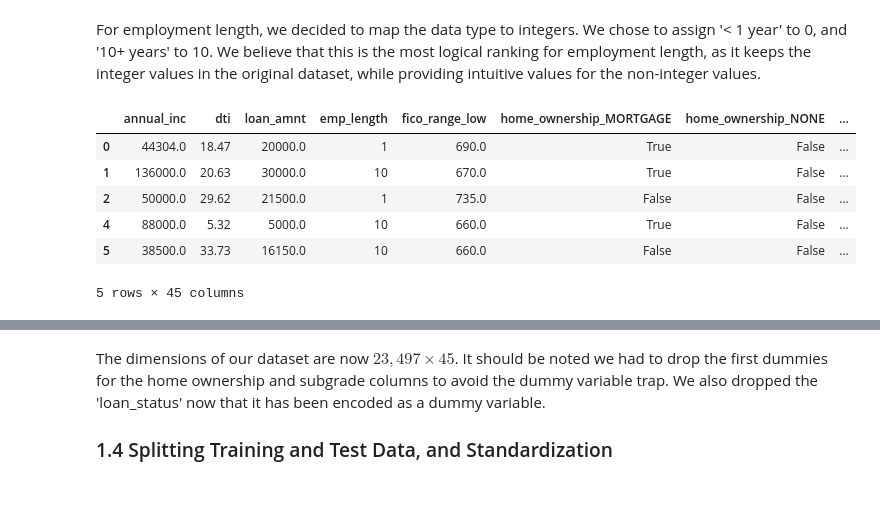
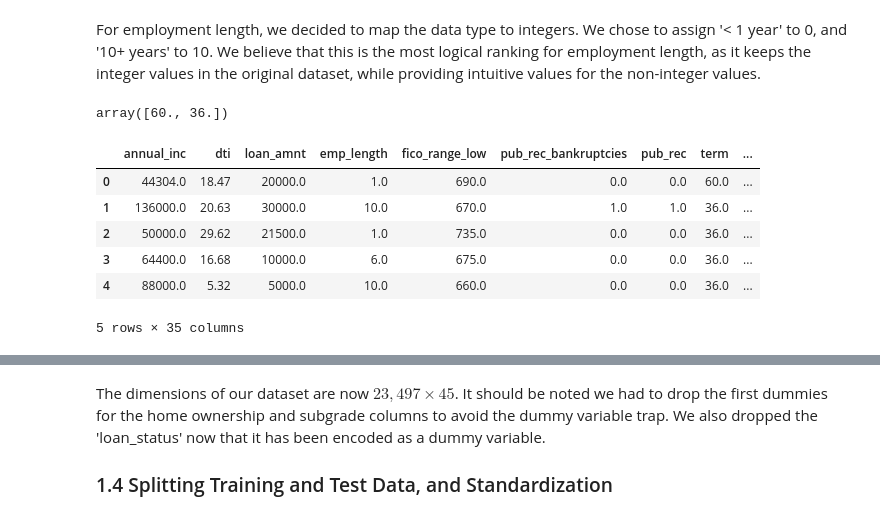
Before and after one commit to yangke34/RSM338-Assignment-6, a Jupyter notebook: RSM338 Assignment 6 Part A.ipynb, the cells around one changed output, grey strips where cells are left out. Cells and saved outputs as stored; diff of their text form; code cells hidden in the pictures.

```diff
--- a/RSM338 Assignment 6 Part A.ipynb
+++ b/RSM338 Assignment 6 Part A.ipynb
@@ -91,0 +152,4 @@ Theoretically, no applicant should have missing values in any of the columns. We
+# %%
+# 1. Handle missing values (Example: dropping rows with any NAs in selected features)
+df_cleaned = df[features_to_use + ['default']].dropna()
+df_cleaned.isna().sum()
@@ -99,6 +187,6 @@ array(['MORTGAGE', 'RENT', 'OWN', 'ANY', 'OTHER', 'NONE', nan],
 # %%
 # Selecting categorical columns
-categorical_cols = ['home_ownership', 'sub_grade']
+categorical_cols = ['home_ownership', 'grade','purpose']
 
 # Perform One-Hot Encoding
 # drop_first=True to avoid the "Dummy Variable Trap"
@@ -117,24 +205,3 @@ df_cleaned.head()
 We decided to encode home ownership status to have dummies for each status. While it would have been possible to assign a number to each status, we felt that it would hurt the interpretability of the variable, as there is no clear ranking for types of ownership. Many applicants would be unfairly hurt by a ranking of ownership, as renting versus owning have different trade-offs for individuals that may not be income related. Therefore, we feel it is unfair to rank the ownership, and multiple dummies would provide better interpretability and predictive power.
 
 We also decided to one-hot encode subgrade assigned by the LC, as trying to rank would misrepresent the jump from one sub-grade to the next. For example, the difference in credit risk from A2 to A3 may be very different from F4 to F5. Therefore, we believe that one-hot encoding would allow the model to make its own predictions without any biases that may result from trying to linearly rank the subgrades.
-# %%
-# Create the mapping dictionary based on the dataset categories
-emp_map = {
-    '< 1 year': 0,
-    '1 year': 1,
-    '2 years': 2,
-    '3 years': 3,
-    '4 years': 4,
-    '5 years': 5,
-    '6 years': 6,
-    '7 years': 7,
-    '8 years': 8,
-    '9 years': 9,
-    '10+ years': 10
-}
-
-# Apply it to the 'emp_length' column
-df_cleaned['emp_length'] = df_cleaned['emp_length'].map(emp_map)
-
-# Check the result - it should now be 0.0 to 10.0
-print(df_cleaned['emp_length'].value_counts())
@@ -155,27 +208,22 @@ Name: count, dtype: int64
 # %% [markdown]
 For employment length, we decided to map the data type to integers. We chose to assign '< 1 year' to 0, and '10+ years' to 10. We believe that this is the most logical ranking for employment length, as it keeps the integer values in the original dataset, while providing intuitive values for the non-integer values.
+# %%
+# Convert term from string to integer
+df_cleaned['term'] = df_cleaned['term'] = df_cleaned['term'].str.extract(r'(\d+)').astype(float)
+unique_term = df_cleaned['term'].unique()
+unique_term
+# %% [output]
+array([60., 36.])
 # %%
-# Define which categories count as Default (1)
-# Everything else will be Repaid (0)
-default_categories = [
-    'Charged Off',
-    'Default',
-    'Late (31-120 days)',
-    'Does not meet the credit policy. Status:Charged Off'
-]
-
-# Create the binary target column
-df_cleaned['default'] = df_cleaned['loan_status'].apply(lambda x: 1 if x in default_categories else 0)
-df_cleaned.drop('loan_status', axis=1, inplace=True)
 df_cleaned.head()
 # %% [output]
-|  | annual_inc | dti | loan_amnt | emp_length | fico_range_low | home_ownership_MORTGAGE | home_ownership_NONE | ... |
-| 0 | 44304.0 | 18.47 | 20000.0 | 1 | 690.0 | True | False | ... |
-| 1 | 136000.0 | 20.63 | 30000.0 | 10 | 670.0 | True | False | ... |
-| 2 | 50000.0 | 29.62 | 21500.0 | 1 | 735.0 | False | False | ... |
-| 4 | 88000.0 | 5.32 | 5000.0 | 10 | 660.0 | True | False | ... |
-| 5 | 38500.0 | 33.73 | 16150.0 | 10 | 660.0 | False | False | ... |
+|  | annual_inc | dti | loan_amnt | emp_length | fico_range_low | pub_rec_bankruptcies | pub_rec | term | ... |
+| 0 | 44304.0 | 18.47 | 20000.0 | 1.0 | 690.0 | 0.0 | 0.0 | 60.0 | ... |
+| 1 | 136000.0 | 20.63 | 30000.0 | 10.0 | 670.0 | 1.0 | 1.0 | 36.0 | ... |
+| 2 | 50000.0 | 29.62 | 21500.0 | 1.0 | 735.0 | 0.0 | 0.0 | 36.0 | ... |
+| 3 | 64400.0 | 16.68 | 10000.0 | 6.0 | 675.0 | 0.0 | 0.0 | 36.0 | ... |
+| 4 | 88000.0 | 5.32 | 5000.0 | 10.0 | 660.0 | 0.0 | 0.0 | 36.0 | ... |
-5 rows × 45 columns
+5 rows × 35 columns
 # %%
 # Report the final dimensions of the cleaned dataset
 print(f"Final dimensions after cleaning and encoding: {df_cleaned.shape}")
```
Also changed, not shown: parts of 33 cells of this notebook.
